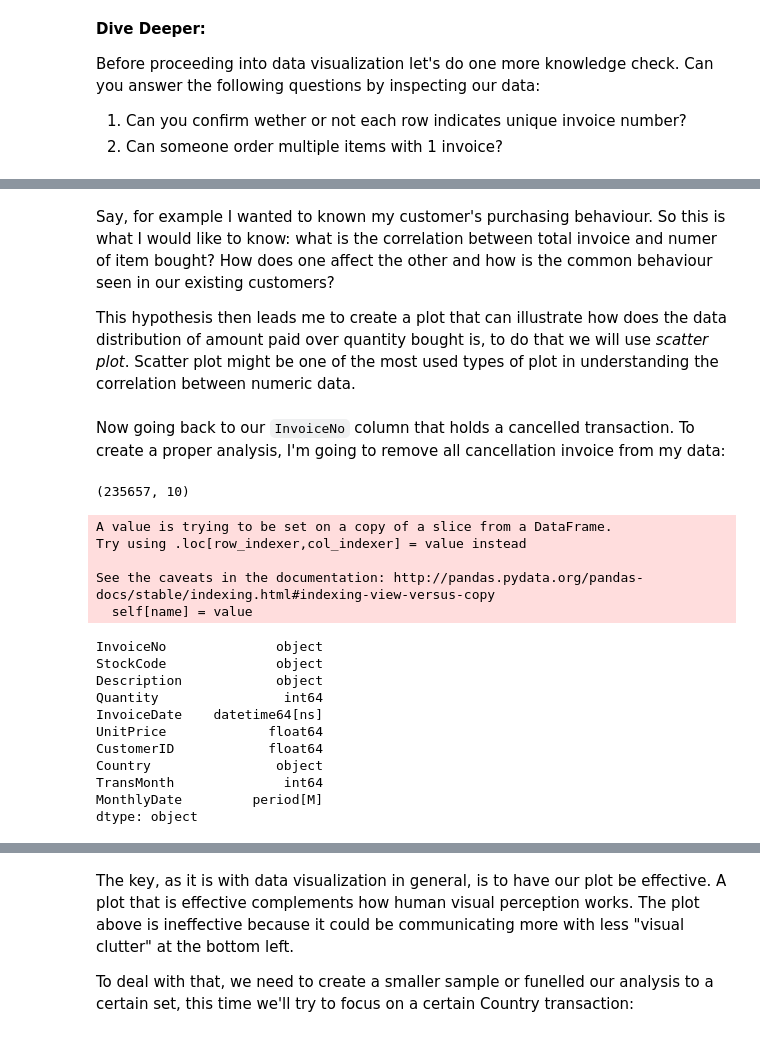
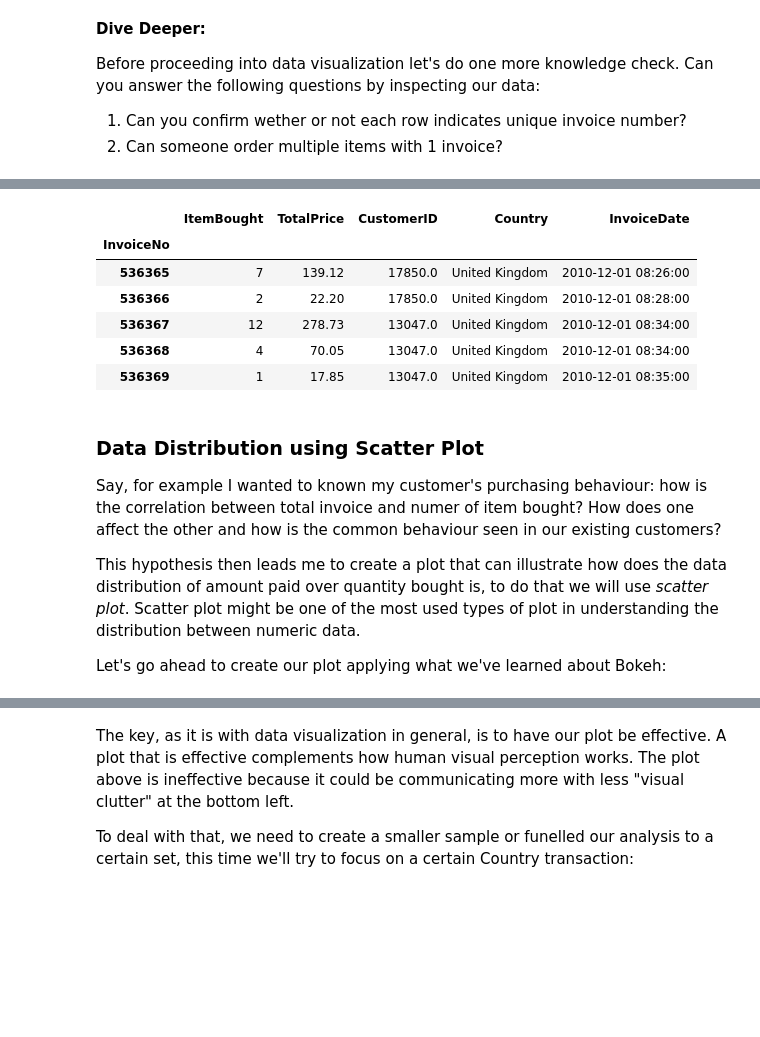
Before and after one commit to onlyphantom/tokopedia-fundamentals, a Jupyter notebook: 3_PythonDV/03_DV-in-Python.ipynb, the cells around one changed output, grey strips where cells are left out. Drawn from its saved outputs; the diff is of its cells as text; code cells hidden in the pictures; blank space fills up the shorter version.

```diff
--- a/3_PythonDV/03_DV-in-Python.ipynb
+++ b/3_PythonDV/03_DV-in-Python.ipynb
@@ -159,3 +206,0 @@ By converting our data into datetime type, we now understand how the invoice wer
-# %%
-retail['TransMonth'] = retail['InvoiceDate'].dt.month
-retail['TransMonth'].value_counts()
@@ -198,33 +224,30 @@ It is said that the `InvoiceNo` is uniquely assigned for each transaction, but i
+# %%
+retail['TotalPrice'] = retail.Quantity * retail.UnitPrice
+
+invoice_grouped = retail.groupby('InvoiceNo').agg({
+    'StockCode': lambda x: x.unique().size,
+    'TotalPrice': 'sum',
+    'CustomerID': 'first',
+    'Country': 'first',
+    'InvoiceDate': 'first'
+}).rename(columns={
+    'StockCode': 'ItemBought'
+})
+
+invoice_grouped.head()
+# %% [output]
+|  | ItemBought | TotalPrice | CustomerID | Country | InvoiceDate |
+| InvoiceNo |  |  |  |  |  |
+| 536365 | 7 | 139.12 | 17850.0 | United Kingdom | 2010-12-01 08:26:00 |
+| 536366 | 2 | 22.20 | 17850.0 | United Kingdom | 2010-12-01 08:28:00 |
+| 536367 | 12 | 278.73 | 13047.0 | United Kingdom | 2010-12-01 08:34:00 |
+| 536368 | 4 | 70.05 | 13047.0 | United Kingdom | 2010-12-01 08:34:00 |
+| 536369 | 1 | 17.85 | 13047.0 | United Kingdom | 2010-12-01 08:35:00 |
 # %% [markdown]
-Say, for example I wanted to known my customer's purchasing behaviour. So this is what I would like to know: what is the correlation between total invoice and numer of item bought? How does one affect the other and how is the common behaviour seen in our existing customers?
+### Data Distribution using Scatter Plot
 
-This hypothesis then leads me to create a plot that can illustrate how does the data distribution of amount paid over quantity bought is, to do that we will use *scatter plot*. Scatter plot might be one of the most used types of plot in understanding the correlation between numeric data.
+Say, for example I wanted to known my customer's purchasing behaviour: how is the correlation between total invoice and numer of item bought? How does one affect the other and how is the common behaviour seen in our existing customers?
+
+This hypothesis then leads me to create a plot that can illustrate how does the data distribution of amount paid over quantity bought is, to do that we will use *scatter plot*. Scatter plot might be one of the most used types of plot in understanding the distribution between numeric data.
+
+Let's go ahead to create our plot applying what we've learned about Bokeh:
-# %% [markdown]
-Now going back to our `InvoiceNo` column that holds a cancelled transaction. To create a proper analysis, I'm going to remove all cancellation invoice from my data:
-# %%
-retail_clean = retail[retail.InvoiceNo.str.contains("^[^C].*")]
-retail_clean.shape
-# %% [output]
-(235657, 10)
-# %%
-retail_clean.Revenue = retail_clean.UnitPrice * retail_clean.Quantity
-# %% [output]
-A value is trying to be set on a copy of a slice from a DataFrame.
-Try using .loc[row_indexer,col_indexer] = value instead
-
-See the caveats in the documentation: http://pandas.pydata.org/pandas-docs/stable/indexing.html#indexing-view-versus-copy
-  self[name] = value
-# %%
-retail_clean.dtypes
-# %% [output]
-InvoiceNo              object
-StockCode              object
-Description            object
-Quantity                int64
-InvoiceDate    datetime64[ns]
-UnitPrice             float64
-CustomerID            float64
-Country                object
-TransMonth              int64
-MonthlyDate         period[M]
-dtype: object
```
Also changed, not shown: parts of 93 cells of this notebook, 20 other files.
